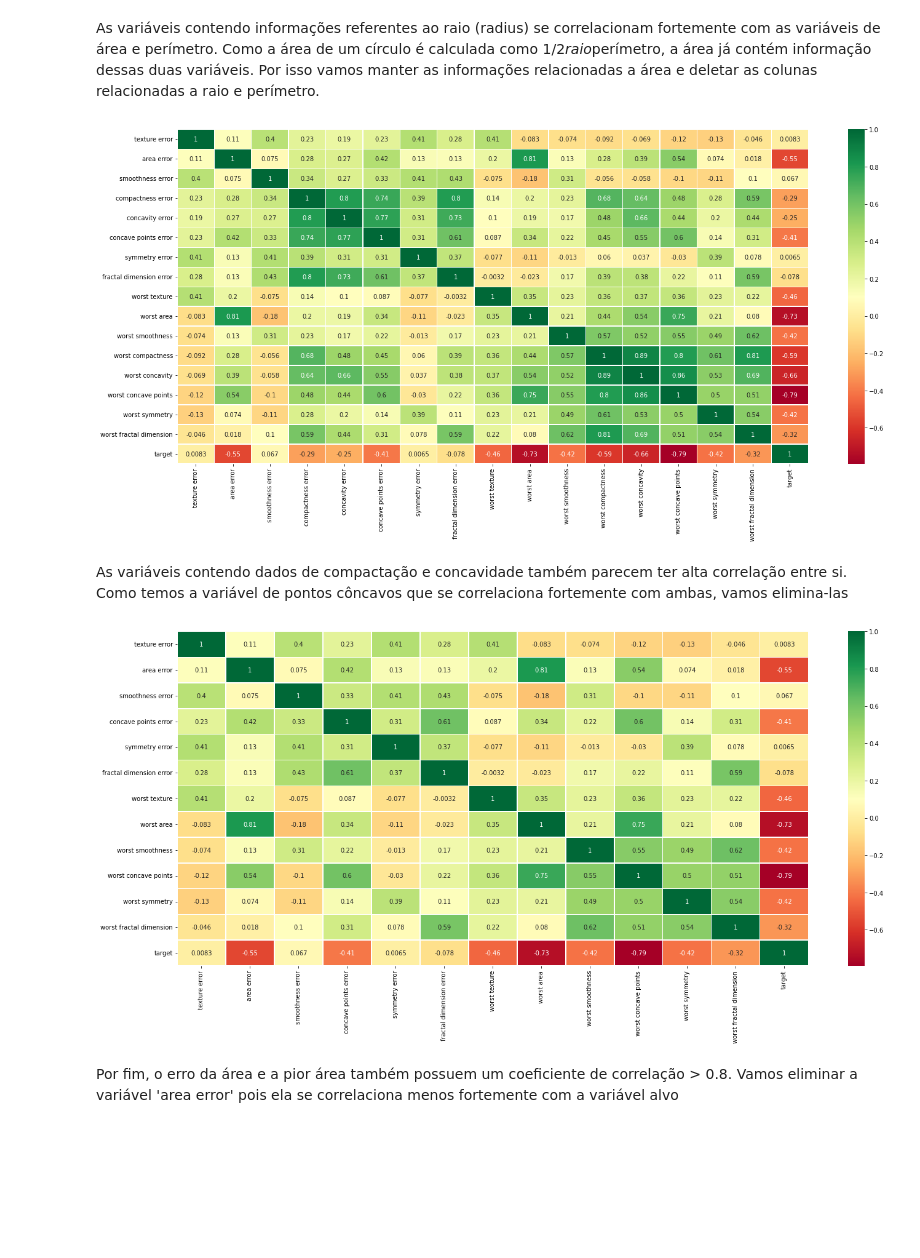
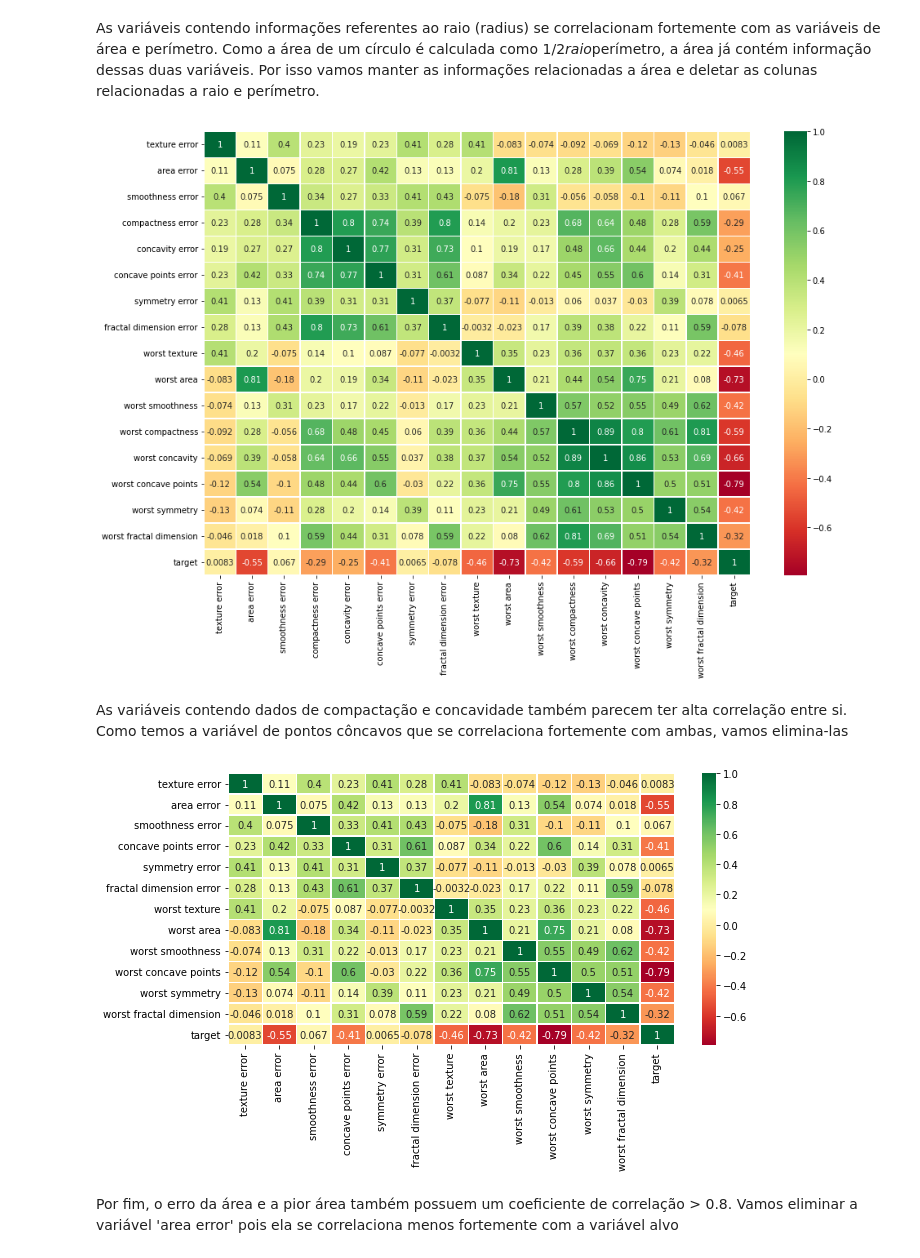
Before and after one commit to ailafelixa/ML-Model-Breast-Cancer-Predition-WisconsinDataset, a Jupyter notebook: breast_cancer_model.ipynb, the cells around one changed output. Saved outputs shown, nothing was run; the diff lists cells and outputs as text; code cells hidden in the pictures; blank space fills up the shorter version.

```diff
--- a/breast_cancer_model.ipynb
+++ b/breast_cancer_model.ipynb
@@ -159,11 +159,11 @@ As variáveis contendo informações referentes ao raio (radius) se correlaciona
 # %%
 data_df = data_df.drop(['worst radius', 'worst perimeter', 'radius error', 'perimeter error'], axis=1)
 # %%
-plt.figure(figsize=(23, 10))
+plt.figure(figsize=(15, 10))
 color_palette = 'RdYlGn'
 hm_pp = sns.heatmap(data_df.corr(),annot=True, linewidth=.5, cmap=color_palette)
 # %% [output]
-[figure, old version]
+[figure, new version]
 # %% [markdown]
 As variáveis contendo dados de compactação e concavidade também parecem ter alta correlação entre si. Como temos a variável de pontos côncavos que se correlaciona fortemente com ambas, vamos elimina-las
 # %%
@@ -171,11 +171,11 @@ data_df = data_df.drop(['worst concavity', 'concavity error'], axis=1)
 # %%
 data_df = data_df.drop(['worst compactness', 'compactness error'], axis=1)
 # %%
-plt.figure(figsize=(23, 10))
+plt.figure(figsize=(10, 5))
 color_palette = 'RdYlGn'
 hm_pp = sns.heatmap(data_df.corr(),annot=True, linewidth=.5, cmap=color_palette)
 # %% [output]
-[figure, old version]
+[figure, new version]
 # %% [markdown]
 Por fim, o erro da área e a pior área também possuem um coeficiente de correlação > 0.8. Vamos eliminar a variável 'area error' pois ela se correlaciona menos fortemente com a variável alvo
 # %%
```
Also changed, not shown: parts of 8 cells of this notebook.
